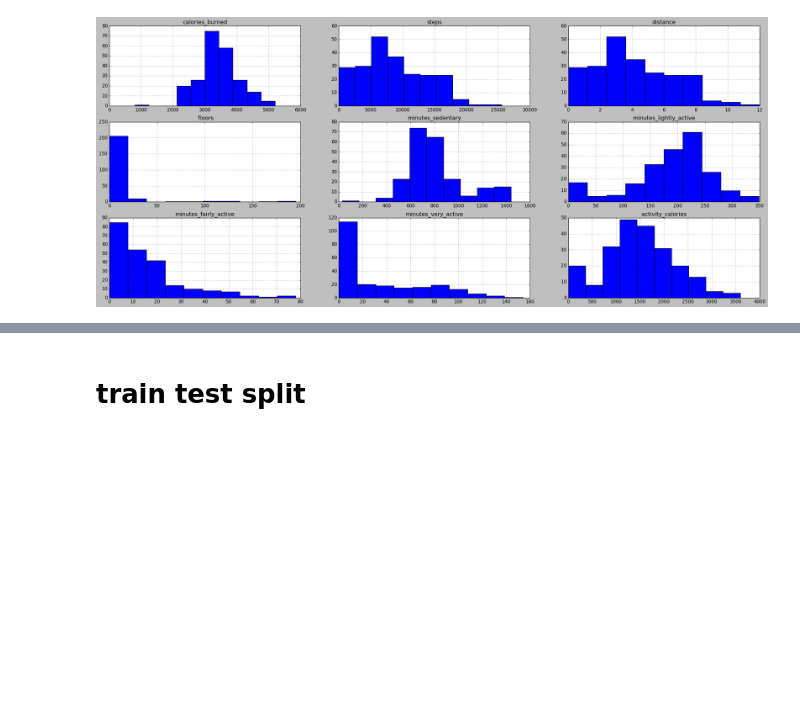
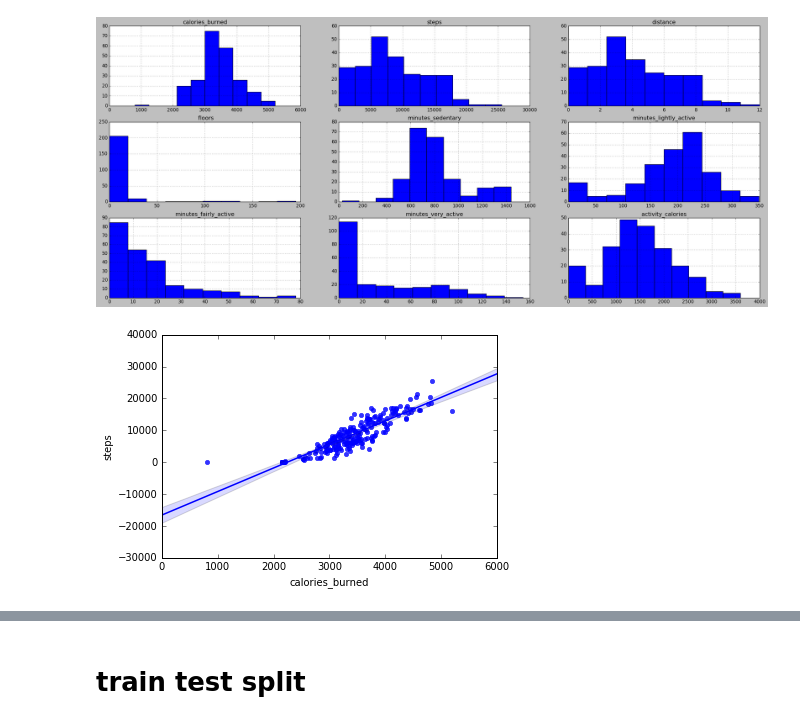
Before and after one commit to time-series-project-ncj/time_series_proj, a Jupyter notebook: time-series-project-ncj.ipynb, the cells around one changed output, grey strips where cells are left out. Drawn from its saved outputs; the diff is of its cells as text; code cells hidden in the pictures; blank space fills up the shorter version.

```diff
--- a/time-series-project-ncj.ipynb
+++ b/time-series-project-ncj.ipynb
@@ -197,3 +197,7 @@ for i, col in enumerate(['calories_burned', 'steps', 'distance', ' floors', 'min
     series.hist(density=False, cumulative=False, log=False)
 # %% [output]
 [figure]
+# %%
+ax = sns.regplot(x="calories_burned", y="steps", data=df)
+# %% [output]
+[figure, added]
```
Also changed, not shown: parts of 8 cells of this notebook, 1 other file.
